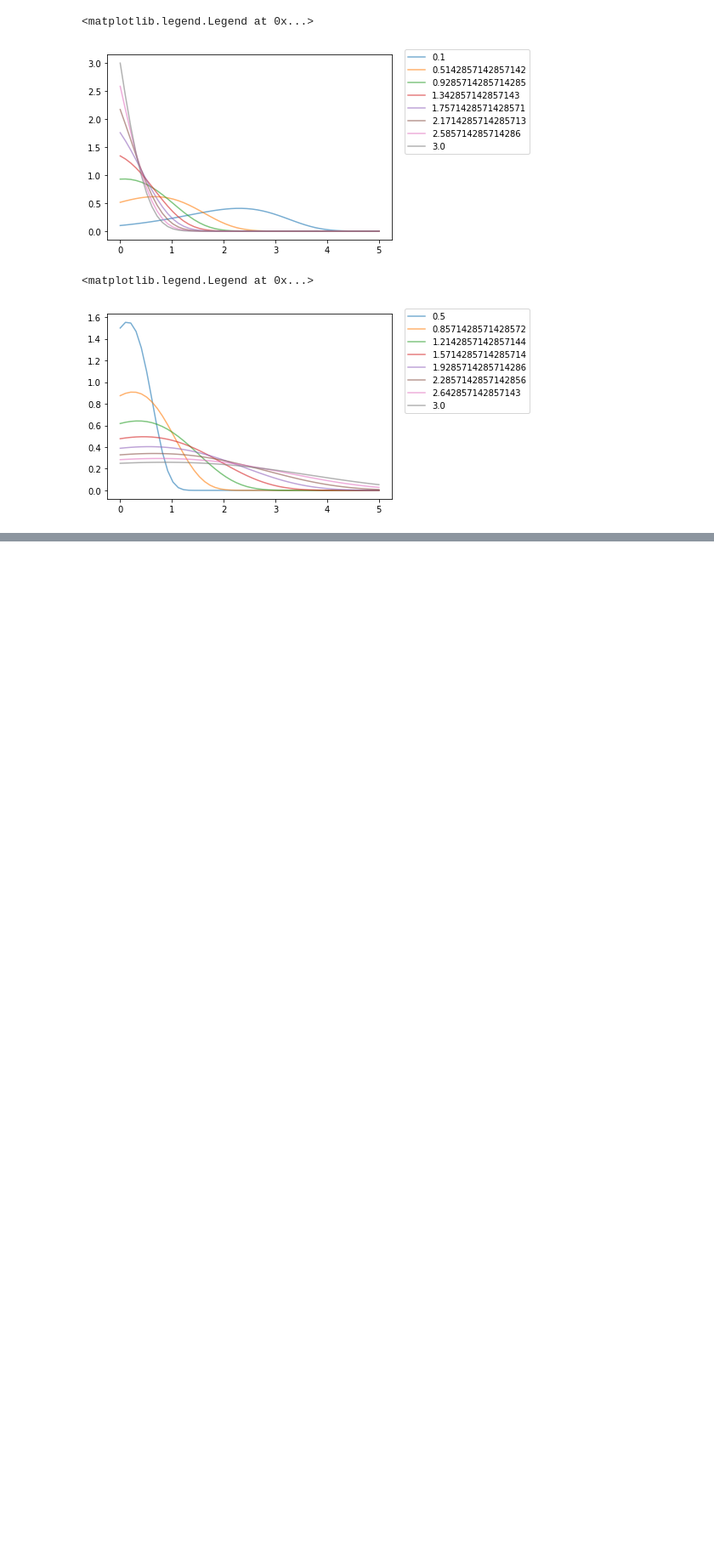
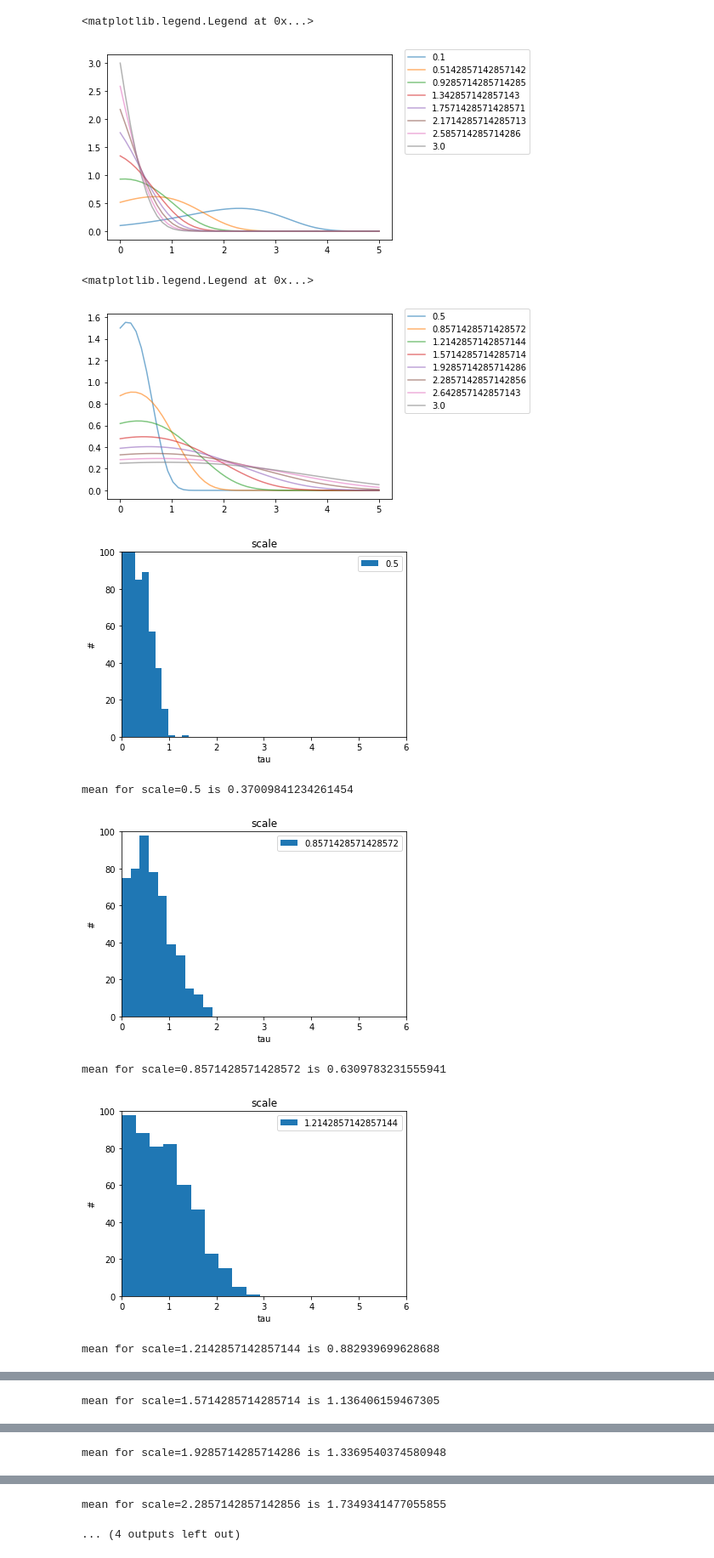
Before and after one commit to meyer-lab/tHMM, a Jupyter notebook: lineage/gompertz.ipynb, the cells around one changed output, grey strips where cells are left out. Shown at 85% size. Cells and saved outputs as stored; diff of their text form; code cells hidden in the pictures; blank space fills up the shorter version.

```diff
--- a/lineage/gompertz.ipynb
+++ b/lineage/gompertz.ipynb
@@ -25,7 +25,23 @@ plt.legend(loc='upper right', bbox_to_anchor=(1.5, 1.05))
 # %%
 cGom = 0.75
 tau = np.zeros((500, 8))
 
 for i in range(8):
     for n in range(500):
         tau[n, i] = sp.gompertz.rvs(cGom, scale=scale_list[i])
+    plt.hist(tau[:, i], label=str(scale_list[i]))
+    plt.xlim(0,6)
+    plt.ylim(0,100)
+    plt.title("scale")
+    plt.xlabel("tau")
+    plt.ylabel("#")
+    plt.legend()
+    plt.show()
+    print("mean for scale=" + str(scale_list[i]) + " is " + str(np.mean(tau[:,i])))
+# %% [output]
+[figure, added]
+mean for scale=0.5 is 0.37009841234261454
+[figure, added]
+mean for scale=0.8571428571428572 is 0.6309783231555941
+[figure, added]
+mean for scale=1.2142857142857144 is 0.882939699628688
@@ -31,0 +49 @@ for i in range(8):
+mean for scale=1.5714285714285714 is 1.136406159467305
@@ -31,0 +51 @@ for i in range(8):
+mean for scale=1.9285714285714286 is 1.3369540374580948
@@ -32 +53,3 @@ for i in range(8):
+mean for scale=2.2857142857142856 is 1.7349341477055855
+... (4 outputs left out)
 # %%
```
Also changed, not shown: parts of 3 cells of this notebook.
